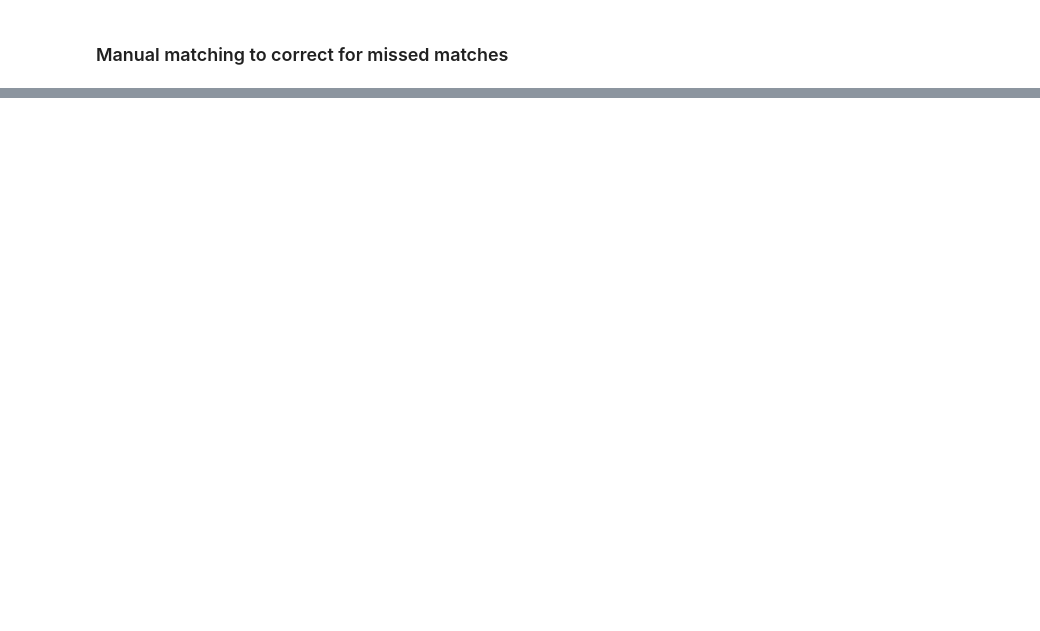
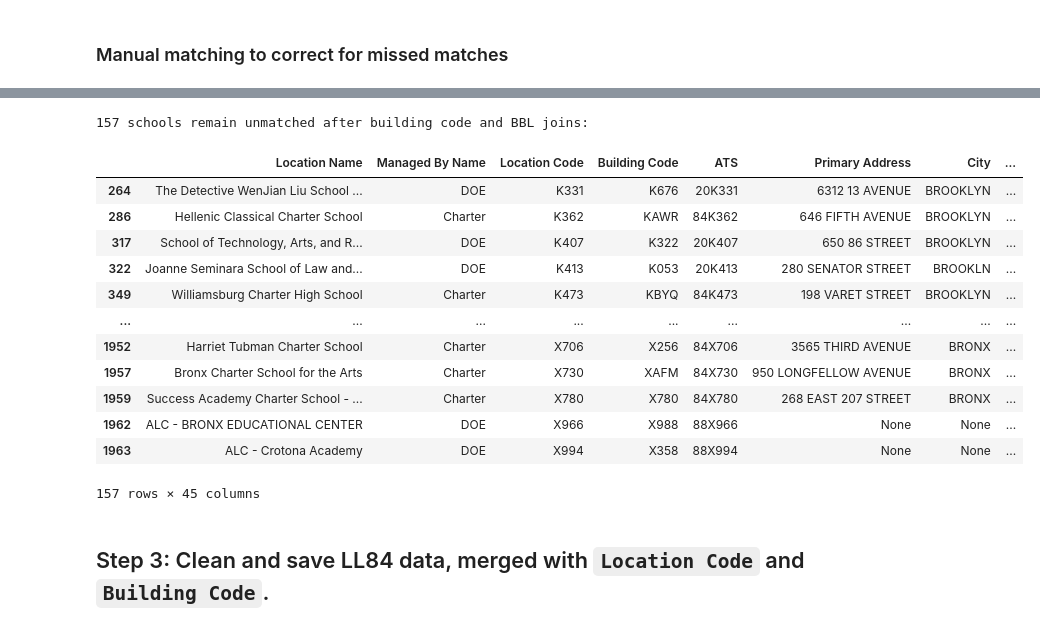
Before and after one commit to likealostcause/zohran-ghs-dashboard, a Jupyter notebook: notebooks/05_process_ll84.ipynb, the cells around one changed output, grey strips where cells are left out. Drawn from its saved outputs; the diff is of its cells as text; code cells hidden in the pictures; blank space fills up the shorter version.

```diff
--- a/notebooks/05_process_ll84.ipynb
+++ b/notebooks/05_process_ll84.ipynb
@@ -108,3 +127,25 @@ We choose a subset of columns to retain in the merged dataframe. These can be ch
+# %%
+# List schools that are still unmatched. Most of these are DOE schools that are new, or charter schools that occupy space in larger, non K-12 buildings.
+unmatched_aftermanual_schools = schools[~schools['Location Code'].isin(ll84_matched_bc['Location Code'])]
+print(f'{len(unmatched_aftermanual_schools)} schools remain unmatched after building code and BBL joins:')
+unmatched_aftermanual_schools
+# %% [output]
+157 schools remain unmatched after building code and BBL joins:
+|  | Location Name | Managed By Name | Location Code | Building Code | ATS | Primary Address | City | ... |
+| 264 | The Detective WenJian Liu School ... | DOE | K331 | K676 | 20K331 | 6312 13 AVENUE | BROOKLYN | ... |
+| 286 | Hellenic Classical Charter School | Charter | K362 | KAWR | 84K362 | 646 FIFTH AVENUE | BROOKLYN | ... |
+| 317 | School of Technology, Arts, and R... | DOE | K407 | K322 | 20K407 | 650 86 STREET | BROOKLYN | ... |
+| 322 | Joanne Seminara School of Law and... | DOE | K413 | K053 | 20K413 | 280 SENATOR STREET | BROOKLN | ... |
+| 349 | Williamsburg Charter High School | Charter | K473 | KBYQ | 84K473 | 198 VARET STREET | BROOKLYN | ... |
+| ... | ... | ... | ... | ... | ... | ... | ... | ... |
+| 1952 | Harriet Tubman Charter School | Charter | X706 | X256 | 84X706 | 3565 THIRD AVENUE | BRONX | ... |
+| 1957 | Bronx Charter School for the Arts | Charter | X730 | XAFM | 84X730 | 950 LONGFELLOW AVENUE | BRONX | ... |
+| 1959 | Success Academy Charter School - ... | Charter | X780 | X780 | 84X780 | 268 EAST 207 STREET | BRONX | ... |
+| 1962 | ALC - BRONX EDUCATIONAL CENTER | DOE | X966 | X988 | 88X966 | None | None | ... |
+| 1963 | ALC - Crotona Academy | DOE | X994 | X358 | 88X994 | None | None | ... |
+157 rows × 45 columns
+# %% [markdown]
+## Step 3: Clean and save LL84 data, merged with `Location Code` and `Building Code`.
 # %%
 data_columns = [
            'ENERGY STAR Score',
```
Also changed, not shown: parts of 28 cells of this notebook.
